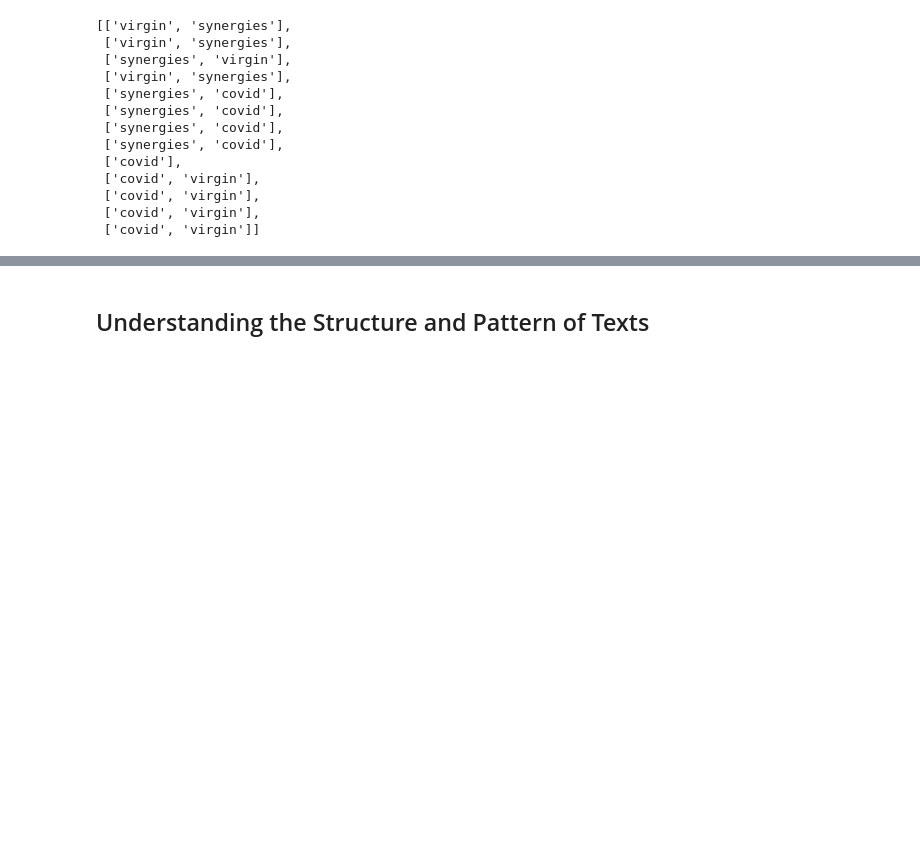
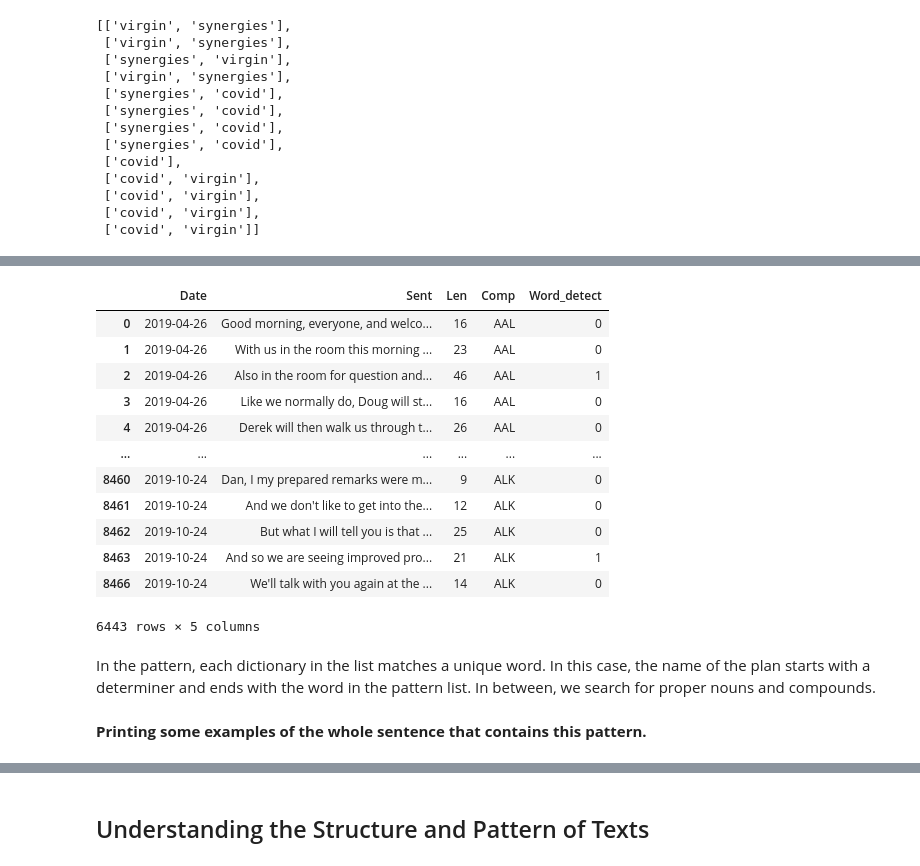
Before and after one commit to michaelmml/NLP-Information-Extraction, a Jupyter notebook: CompanyTranscript.ipynb, the cells around one changed output, grey strips where cells are left out. Drawn from its saved outputs; the diff is of its cells as text; code cells hidden in the pictures; blank space fills up the shorter version.

```diff
--- a/CompanyTranscript.ipynb
+++ b/CompanyTranscript.ipynb
@@ -1165,0 +1017,13 @@ df2
+# %%
+row_list = []
+
+for i in range(len(data)):
+    for sent in data.loc[i, 'sent']:
+        wordcount = len(sent.split())
+        date = data.loc[i, 'date']
+        comp = data.loc[i, 'company']
+        dict1 = {'Date': date, 'Sent': sent, 'Len': wordcount, 'Comp': comp}
+        row_list.append(dict1)
+
+data2 = pd.DataFrame(row_list)
+print(data2.head(10))
@@ -1165,0 +1054,43 @@ df2
+# %%
+def word_detect(text):
+
+    patterns = [r'\b(?i)' + 'profit' + r'\b',
+                r'\b(?i)' + 'profitability' + r'\b',
+                r'\b(?i)' + 'revenue' + r'\b',
+                r'\b(?i)' + 'revenues' + r'\b',
+                r'\b(?i)' + 'margins' + r'\b',
+                r'\b(?i)' + 'returns' + r'\b',
+                r'\b(?i)' + 'income' + r'\b',
+                r'\b(?i)' + 'cashflow' + r'\b',
+                r'\b(?i)' + 'cash flow' + r'\b']
+
+    output = []
+    flag = 0
+
+    for pat in patterns:
+        if re.search(pat, text) != None:
+            flag = 1
+            break
+    return flag
+# %%
+data2['Word_detect'] = data2['Sent'].apply(word_detect)
+# %%
+data2 = data2[data2['Len'] > 8]
+# %%
+data2
+# %% [output]
+|  | Date | Sent | Len | Comp | Word_detect |
+| 0 | 2019-04-26 | Good morning, everyone, and welco... | 16 | AAL | 0 |
+| 1 | 2019-04-26 | With us in the room this morning ... | 23 | AAL | 0 |
+| 2 | 2019-04-26 | Also in the room for question and... | 46 | AAL | 1 |
+| 3 | 2019-04-26 | Like we normally do, Doug will st... | 16 | AAL | 0 |
+| 4 | 2019-04-26 | Derek will then walk us through t... | 26 | AAL | 0 |
+| ... | ... | ... | ... | ... | ... |
+| 8460 | 2019-10-24 | Dan, I my prepared remarks were m... | 9 | ALK | 0 |
+| 8461 | 2019-10-24 | And we don't like to get into the... | 12 | ALK | 0 |
+| 8462 | 2019-10-24 | But what I will tell you is that ... | 25 | ALK | 0 |
+| 8463 | 2019-10-24 | And so we are seeing improved pro... | 21 | ALK | 1 |
+| 8466 | 2019-10-24 | We'll talk with you again at the ... | 14 | ALK | 0 |
+6443 rows × 5 columns
+# %% [markdown]
+In the pattern, each dictionary in the list matches a unique word. In this case, the name of the plan starts with a determiner and ends with the word in the pattern list. In between, we search for proper nouns and compounds.
@@ -1165,0 +1137,2 @@ df2
+# %% [markdown]
+**Printing some examples of the whole sentence that contains this pattern.**
```
Also changed, not shown: parts of 78 cells of this notebook.
